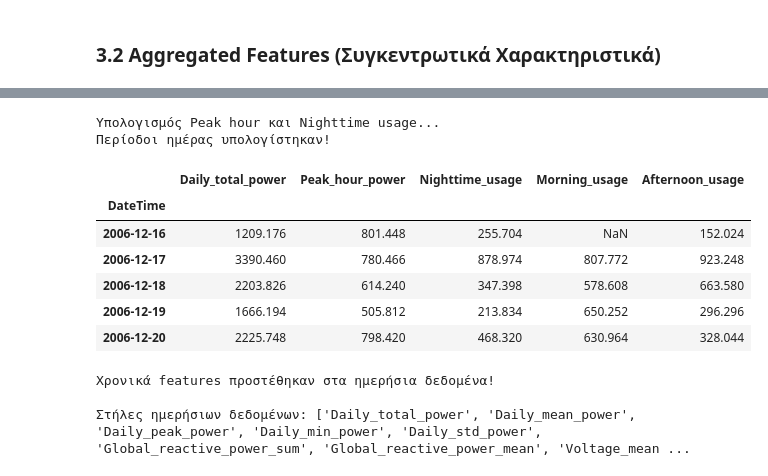
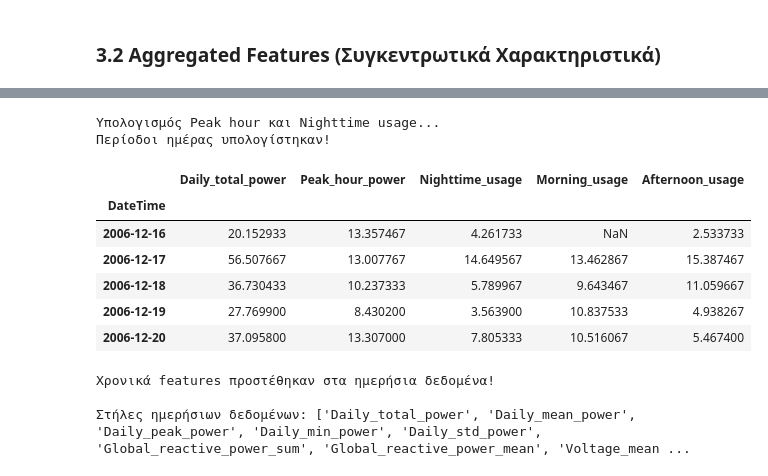
Before and after one commit to KostasPapadogiannis/energy-consumption-mining, a Jupyter notebook: notebooks/data_preprocessing.ipynb, the cells around one changed output, grey strips where cells are left out. Saved outputs shown, nothing was run; the diff lists cells and outputs as text; code cells hidden in the pictures.

```diff
--- a/notebooks/data_preprocessing.ipynb
+++ b/notebooks/data_preprocessing.ipynb
@@ -97,6 +97,9 @@ df.sort_index(inplace=True)
 # Αφαίρεση των παλιών στηλών Date και Time
 df.drop(['Date', 'Time'], axis=1, inplace=True)
 
+# Δημιουργία πλήρους χρονοσειράς ανά λεπτό για σωστό χειρισμό ελλειπόντων timestamps
+df = df.asfreq('T')
+
 print(f"Χρονικό εύρος δεδομένων: {df.index.min()} έως {df.index.max()}")
 print(f"Διάρκεια: {(df.index.max() - df.index.min()).days} ημέρες")
 df.head()
@@ -269,3 +281,29 @@ def cap_outliers(df, columns, multiplier=1.5):
 print("Outliers διατηρήθηκαν (αληθινές μετρήσεις)")
 # %% [output]
 Outliers διατηρήθηκαν (αληθινές μετρήσεις)
+# %%
+# Distributions AFTER capping outliers (for visualization only)
+print("Δημιουργία distributions_after_outliers (capping 3.0 IQR)...")
+
+# Χρησιμοποιούμε το cap_outliers σε αντίγραφο για να μην αλλοιώσουμε τα δεδομένα
+df_capped = cap_outliers(df, numeric_cols, multiplier=3.0)
+
+n2 = len(numeric_cols)
+cols2 = min(4, n2)
+rows2 = int(np.ceil(n2 / cols2))
+fig, axes = plt.subplots(rows2, cols2, figsize=(4.5*cols2, 4*rows2))
+axes = np.array(axes).reshape(-1)
+
+for idx, col in enumerate(numeric_cols):
+    axes[idx].boxplot(df_capped[col].dropna())
+    axes[idx].set_title(col)
+    axes[idx].set_ylabel('Τιμή')
+
+for ax in axes[n2:]:
+    ax.set_visible(False)
+
+plt.tight_layout()
+plt.savefig('../results/distributions_after_outliers.png', dpi=300, bbox_inches='tight')
+plt.show()
+
+print("✓ distributions_after_outliers.png αποθηκεύτηκε")
@@ -359,6 +401,9 @@ daily_df.rename(columns={
     'Global_active_power_std': 'Daily_std_power',
 }, inplace=True)
 
+# Μετατροπή του ημερήσιου αθροίσματος από kW·min σε kWh
+daily_df['Daily_total_power'] = daily_df['Daily_total_power'] / 60.0
+
 print(f"Ημερήσια δεδομένα: {daily_df.shape}")
 daily_df.head()
 # %% [output]
@@ -374,36 +419,36 @@ daily_df.head()
 # %%
 # Peak hour και nighttime usage
 print("Υπολογισμός Peak hour και Nighttime usage...")
 
 # Peak hours: 18:00-22:00
-peak_hours = df[df['Hour'].between(18, 21)].resample('D')['Global_active_power'].sum()
+peak_hours = df[df['Hour'].between(18, 21)].resample('D')['Global_active_power'].sum() / 60.0
 daily_df['Peak_hour_power'] = peak_hours
 
 # Nighttime: 22:00-06:00
-nighttime = df[df['Hour'].isin([22, 23, 0, 1, 2, 3, 4, 5])].resample('D')['Global_active_power'].sum()
+nighttime = df[df['Hour'].isin([22, 23, 0, 1, 2, 3, 4, 5])].resample('D')['Global_active_power'].sum() / 60.0
 daily_df['Nighttime_usage'] = nighttime
 
 # Morning: 06:00-12:00
-morning = df[df['Hour'].between(6, 11)].resample('D')['Global_active_power'].sum()
+morning = df[df['Hour'].between(6, 11)].resample('D')['Global_active_power'].sum() / 60.0
 daily_df['Morning_usage'] = morning
 
 # Afternoon: 12:00-18:00
-afternoon = df[df['Hour'].between(12, 17)].resample('D')['Global_active_power'].sum()
+afternoon = df[df['Hour'].between(12, 17)].resample('D')['Global_active_power'].sum() / 60.0
 daily_df['Afternoon_usage'] = afternoon
 
 print("Περίοδοι ημέρας υπολογίστηκαν!")
 daily_df[['Daily_total_power', 'Peak_hour_power', 'Nighttime_usage',
           'Morning_usage', 'Afternoon_usage']].head()
 # %% [output]
 Υπολογισμός Peak hour και Nighttime usage...
 Περίοδοι ημέρας υπολογίστηκαν!
 |  | Daily_total_power | Peak_hour_power | Nighttime_usage | Morning_usage | Afternoon_usage |
 | DateTime |  |  |  |  |  |
-| 2006-12-16 | 1209.176 | 801.448 | 255.704 | NaN | 152.024 |
-| 2006-12-17 | 3390.460 | 780.466 | 878.974 | 807.772 | 923.248 |
-| 2006-12-18 | 2203.826 | 614.240 | 347.398 | 578.608 | 663.580 |
-| 2006-12-19 | 1666.194 | 505.812 | 213.834 | 650.252 | 296.296 |
-| 2006-12-20 | 2225.748 | 798.420 | 468.320 | 630.964 | 328.044 |
+| 2006-12-16 | 20.152933 | 13.357467 | 4.261733 | NaN | 2.533733 |
+| 2006-12-17 | 56.507667 | 13.007767 | 14.649567 | 13.462867 | 15.387467 |
+| 2006-12-18 | 36.730433 | 10.237333 | 5.789967 | 9.643467 | 11.059667 |
+| 2006-12-19 | 27.769900 | 8.430200 | 3.563900 | 10.837533 | 4.938267 |
+| 2006-12-20 | 37.095800 | 13.307000 | 7.805333 | 10.516067 | 5.467400 |
 # %%
 # Προσθήκη χρονικών features στα ημερήσια δεδομένα
 daily_df['DayOfWeek'] = daily_df.index.dayofweek
```
Also changed, not shown: parts of 7 cells of this notebook, 11 other files.
